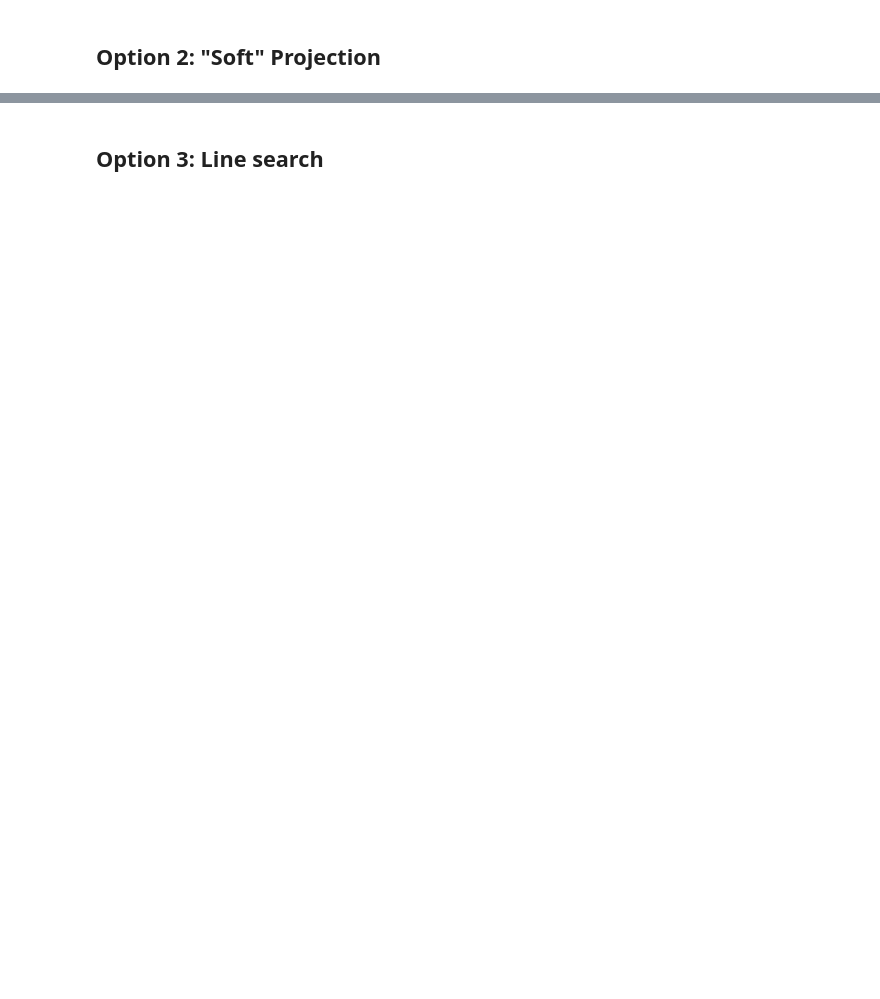
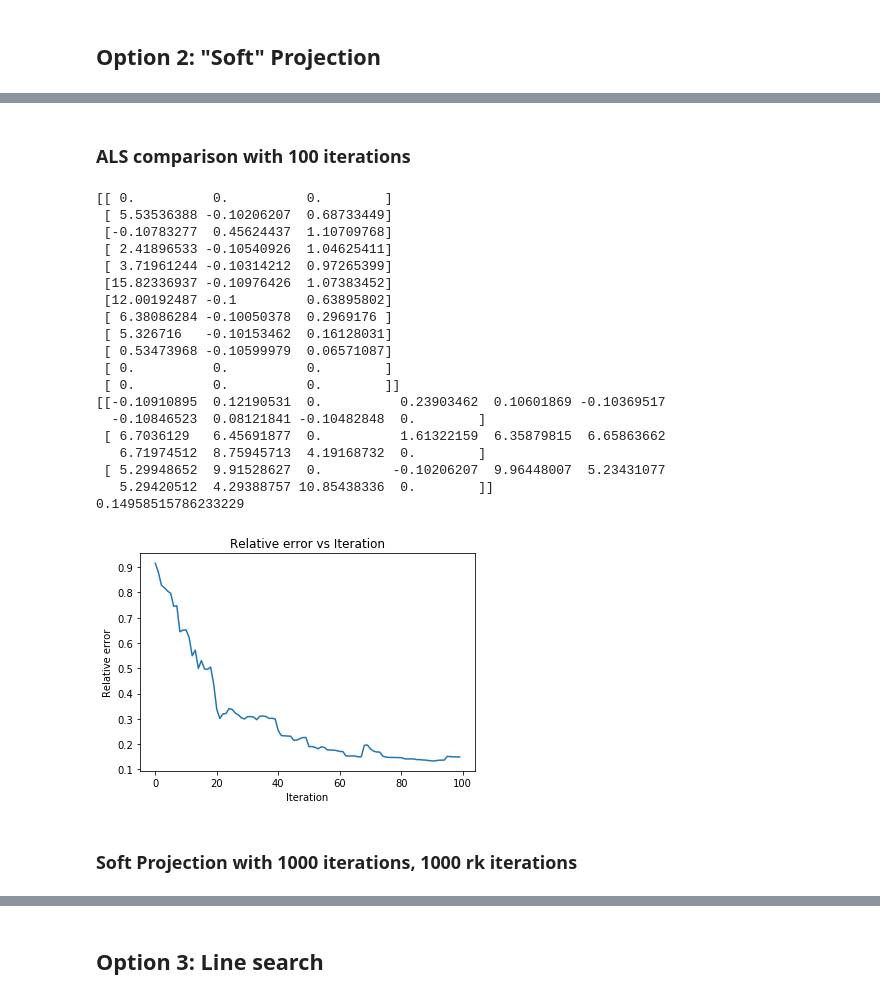
Before and after one commit to chauedwin/mf-algorithms, a Jupyter notebook: nmfAlgorithms.ipynb, the cells around one changed output, grey strips where cells are left out. Drawn from its saved outputs; the diff is of its cells as text; code cells hidden in the pictures; blank space fills up the shorter version.

```diff
--- a/nmfAlgorithms.ipynb
+++ b/nmfAlgorithms.ipynb
@@ -442 +570,41 @@ def softproji(vec, i):
+# %% [markdown]
+### ALS comparison with 100 iterations
+# %%
+A, S, error = nmfalsproj(X, softproji, k = 3, niter = 100, reinit = 1)
+
+approx = np.matmul(A, S)
+#print(X)
+print(A)
+print(S)
+#print(np.round(approx, 1))
+print(np.linalg.norm(X - approx) / np.linalg.norm(X))
+
+plt.plot(error)
+plt.title("Relative error vs Iteration")
+plt.ylabel("Relative error")
+plt.xlabel("Iteration")
+plt.show()
+# %% [output]
+[[ 0.          0.          0.        ]
+ [ 5.53536388 -0.10206207  0.68733449]
+ [-0.10783277  0.45624437  1.10709768]
+ [ 2.41896533 -0.10540926  1.04625411]
+ [ 3.71961244 -0.10314212  0.97265399]
+ [15.82336937 -0.10976426  1.07383452]
+ [12.00192487 -0.1         0.63895802]
+ [ 6.38086284 -0.10050378  0.2969176 ]
+ [ 5.326716   -0.10153462  0.16128031]
+ [ 0.53473968 -0.10599979  0.06571087]
+ [ 0.          0.          0.        ]
+ [ 0.          0.          0.        ]]
+[[-0.10910895  0.12190531  0.          0.23903462  0.10601869 -0.10369517
+  -0.10846523  0.08121841 -0.10482848  0.        ]
+ [ 6.7036129   6.45691877  0.          1.61322159  6.35879815  6.65863662
+   6.71974512  8.75945713  4.19168732  0.        ]
+ [ 5.29948652  9.91528627  0.         -0.10206207  9.96448007  5.23431077
+   5.29420512  4.29388757 10.85438336  0.        ]]
+0.14958515786233229
+[figure, added]
+# %% [markdown]
+### Soft Projection with 1000 iterations, 1000 rk iterations
 # %%
```
Also changed, not shown: parts of 40 cells of this notebook.
